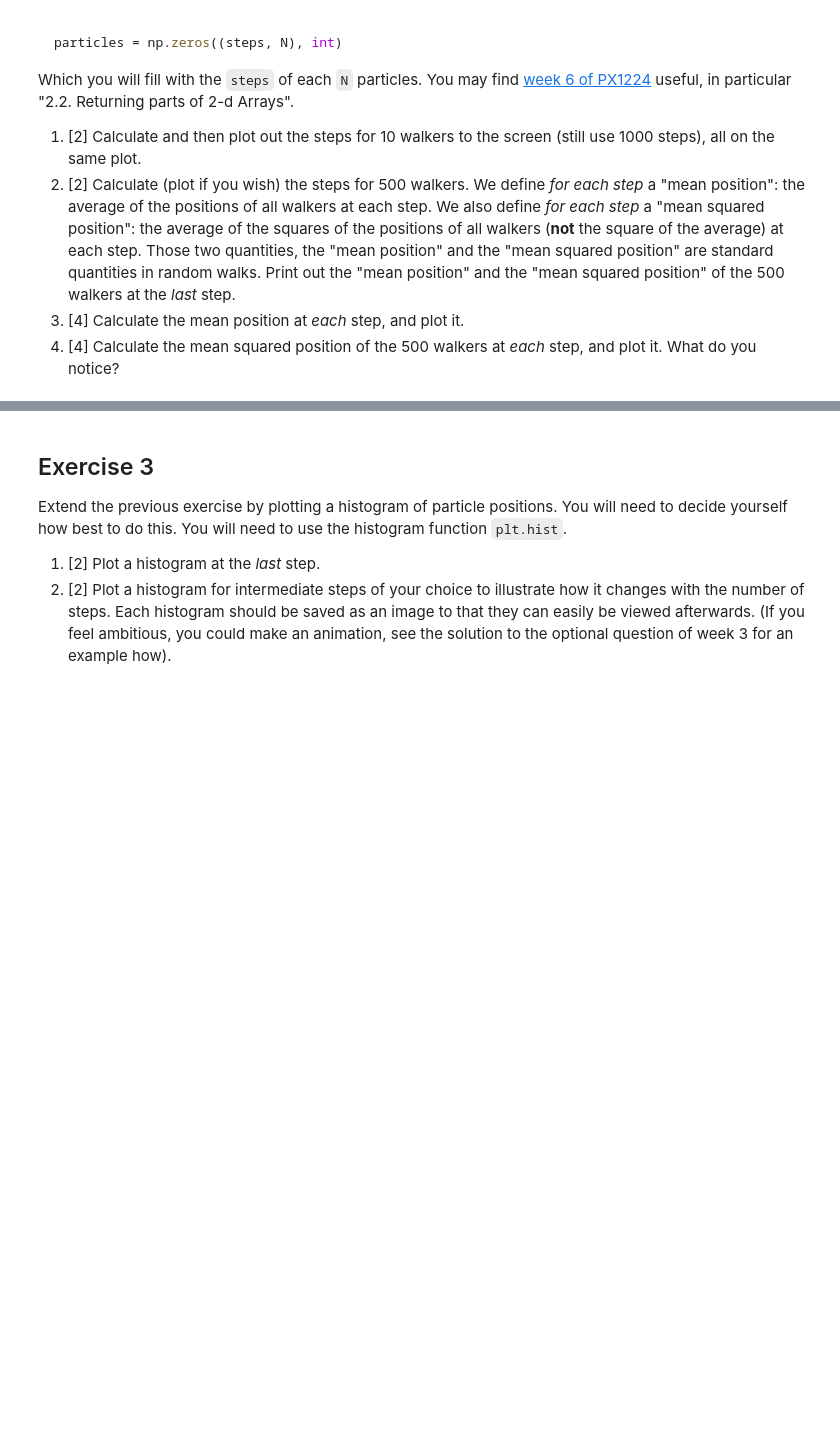
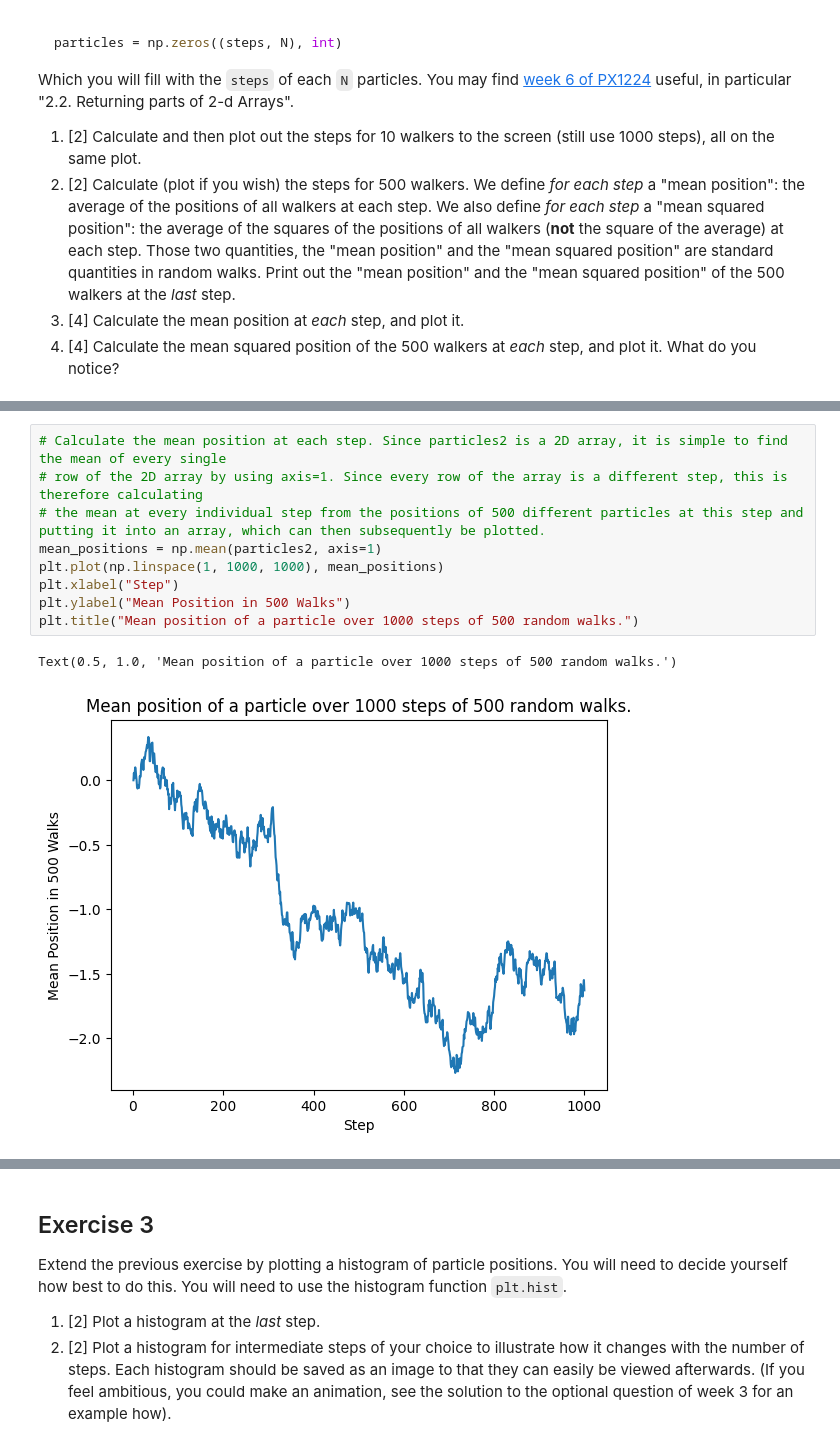
Before and after one commit to PX2145-2025/week-7-b-Barry-Owyn, a Jupyter notebook: Random_walk.ipynb, the cells around one changed output, grey strips where cells are left out. Saved outputs shown, nothing was run; the diff lists cells and outputs as text; blank space fills up the shorter version.

```diff
--- a/Random_walk.ipynb
+++ b/Random_walk.ipynb
@@ -125,0 +174,12 @@ plot it. What do you notice?
+# %%
+# Calculate the mean position at each step. Since particles2 is a 2D array, it is simple to find the mean of every single
+# row of the 2D array by using axis=1. Since every row of the array is a different step, this is therefore calculating
+# the mean at every individual step from the positions of 500 different particles at this step and putting it into an array, which can then subsequently be plotted.
+mean_positions = np.mean(particles2, axis=1)
+plt.plot(np.linspace(1, 1000, 1000), mean_positions)
+plt.xlabel("Step")
+plt.ylabel("Mean Position in 500 Walks")
+plt.title("Mean position of a particle over 1000 steps of 500 random walks.")
+# %% [output]
+Text(0.5, 1.0, 'Mean position of a particle over 1000 steps of 500 random walks.')
+[figure, added]
```
Also changed, not shown: parts of 7 cells of this notebook.
